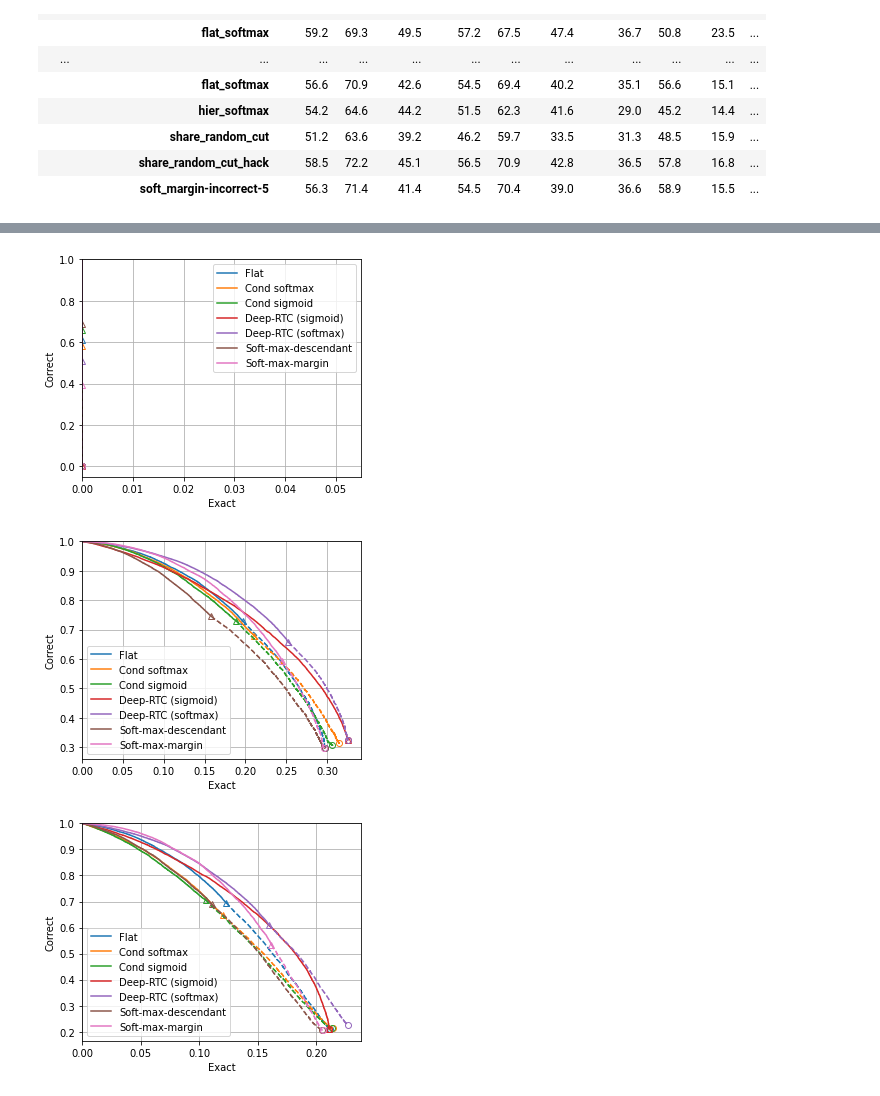
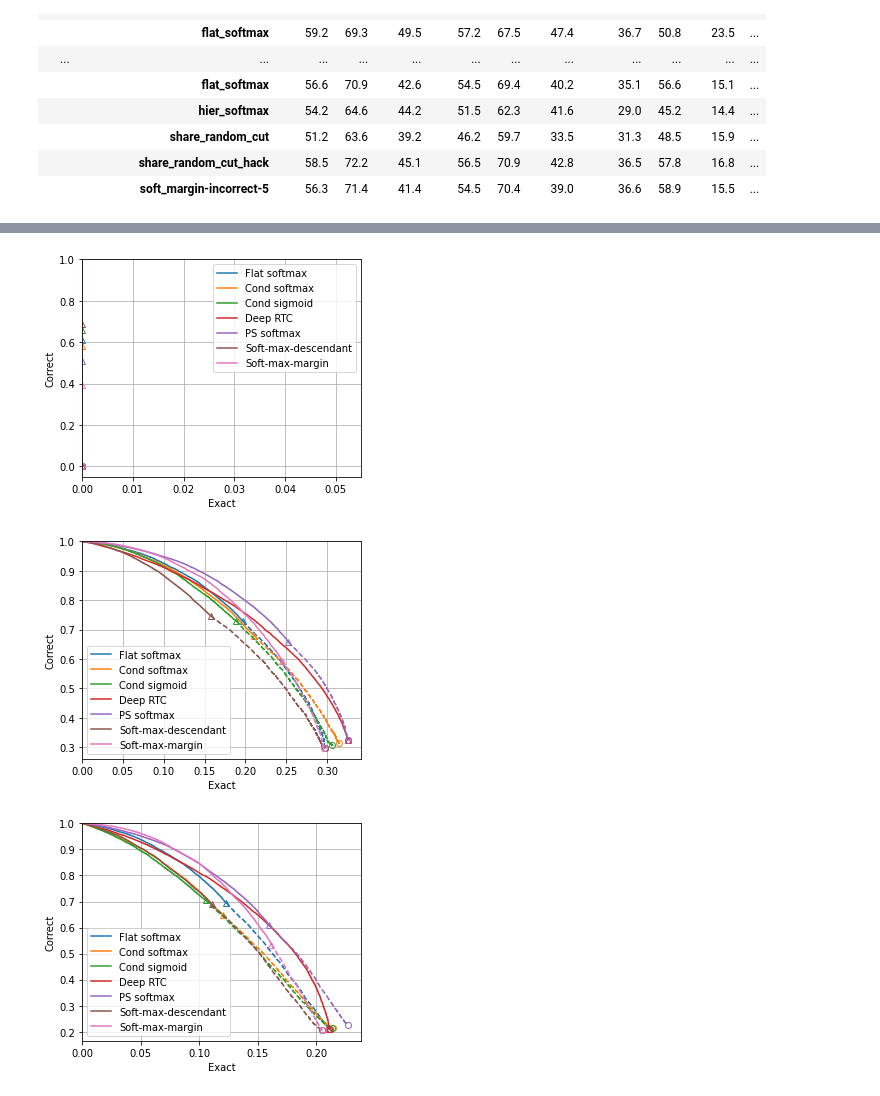
Before and after one commit to jvlmdr/hiercls, a Jupyter notebook: eval_inat21_split_hier.ipynb, the cells around one changed output, grey strips where cells are left out. Drawn from its saved outputs; the diff is of its cells as text; code cells hidden in the pictures.

```diff
--- a/eval_inat21_split_hier.ipynb
+++ b/eval_inat21_split_hier.ipynb
@@ -81,12 +81,12 @@ hierarchy_files = {
 }
 
 method_titles = {
-    'flat_softmax': 'Flat',
+    'flat_softmax': 'Flat softmax',
     # 'multilabel_focal': 'Multilabel (focal)',
     'hier_softmax': 'Cond softmax',
     'cond_multilabel': 'Cond sigmoid',
-    'share_random_cut': 'Deep-RTC (sigmoid)',
-    'share_random_cut_hack': 'Deep-RTC (softmax)',
+    'share_random_cut': 'Deep RTC',
+    'share_random_cut_hack': 'PS softmax',
     'descendant_softmax_complement': 'Soft-max-descendant',
     # 'descendant_softmax': 'Soft-max-descendant',
     # 'descendant_softmax_complement': 'Soft-max-descendant (cousin)',
@@ -625,17 +625,17 @@ plot_metrics('trunc', 'unseen', 'info_recall', 'correct', save=True)
 # %%
 # Cannot plot correct-exact for unseen classes in full tree -- none will be exact.
 # See how it looks in train/trunc trees.
 # This requires the algorithm to predict the projected node, not a descendant.
 
 plot_metrics('full', 'unseen', 'exact', 'correct', save=False)
 plt.show()
-plot_metrics('train', 'unseen', 'exact', 'correct', save=False)
+plot_metrics('train', 'unseen', 'exact', 'correct', save=True)
 plt.show()
-plot_metrics('trunc', 'unseen', 'exact', 'correct', save=False)
+plot_metrics('trunc', 'unseen', 'exact', 'correct', save=True)
 # %% [output]
-[figure, old version]
+[figure, new version]
-[figure, old version]
+[figure, new version]
-[figure, old version]
+[figure, new version]
 # %%
 for subset_name in ['unseen', 'seen', 'all']:
     plot_metrics('train', subset_name, 'exact', 'correct', save=True)
```
Also changed, not shown: parts of 11 cells of this notebook, 5 other files.
